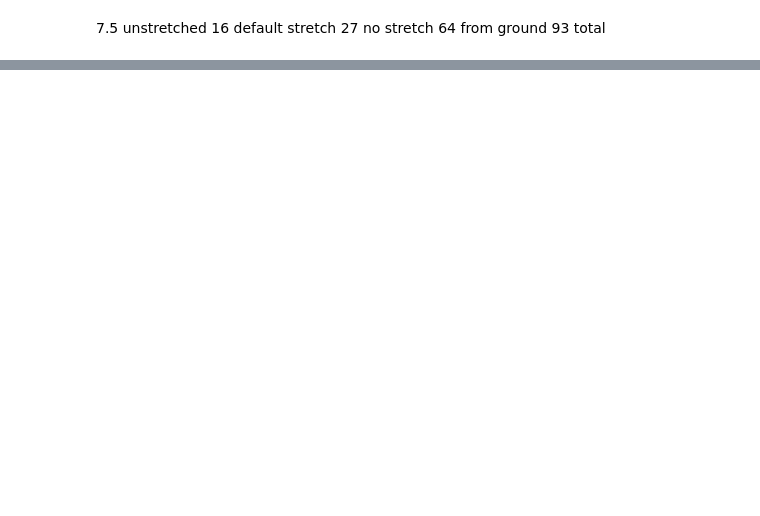
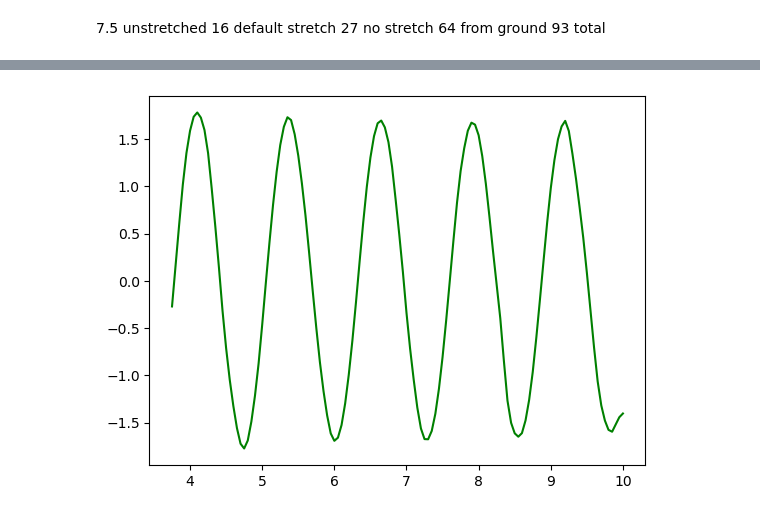
Before and after one commit to AustinZhang25/HonorsPhysics2, a Jupyter notebook: Unit 3 Spring Oscillation .ipynb, the cells around one changed output, grey strips where cells are left out. Drawn from its saved outputs; the diff is of its cells as text; code cells hidden in the pictures; blank space fills up the shorter version.

```diff
--- a/Unit 3 Spring Oscillation .ipynb
+++ b/Unit 3 Spring Oscillation .ipynb
@@ -282,0 +301,4 @@ plt.plot(time, Listx, color = "blue")
+# %%
+import pandas as pd
+df = pd.read_csv('newspringdata.csv')
+df.head()
@@ -282,0 +312,14 @@ plt.plot(time, Listx, color = "blue")
+# %%
+Listx = df.p
+Listvx = df.v
+time = df.t
+ListNetE = []
+ListKinE = []
+ListSpringE =[]
+ListGravE = []
+plt.plot(time, Listvx,color = "green")
+m = 0.2
+k = 4.5
+g = 9.8
+# %% [output]
+[figure, added]
```
Also changed, not shown: parts of 9 cells of this notebook, 1 other file.
